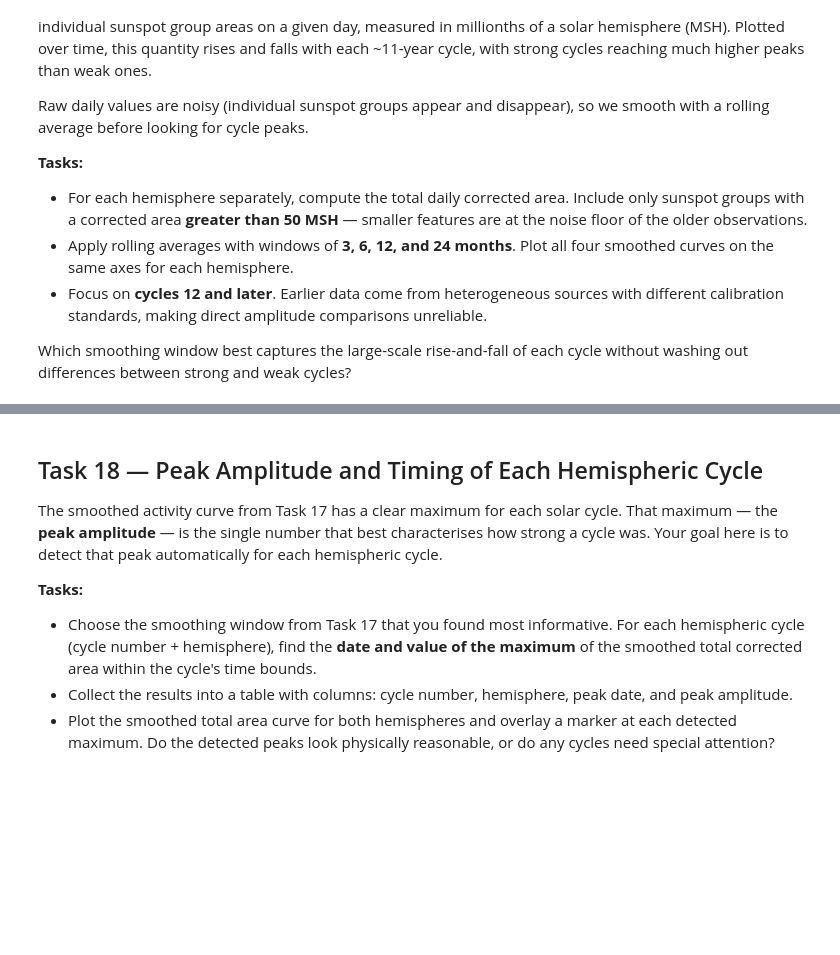
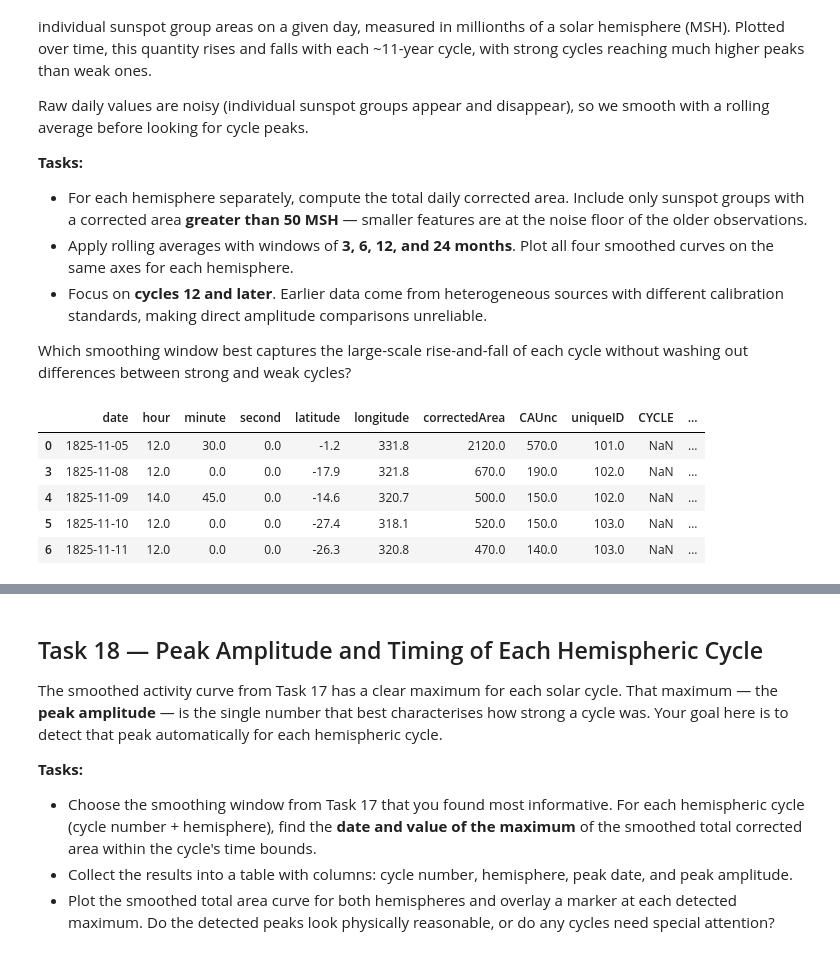
Before and after one commit to SwRI-IDEA-Lab/butterflai, a Jupyter notebook: weeks/week_05/05_2D_Wings.ipynb, the cells around one changed output, grey strips where cells are left out. Cells and saved outputs as stored; diff of their text form; code cells hidden in the pictures; blank space fills up the shorter version.

```diff
--- a/weeks/week_05/05_2D_Wings.ipynb
+++ b/weeks/week_05/05_2D_Wings.ipynb
@@ -381,0 +426,9 @@ Which smoothing window best captures the large-scale rise-and-fall of each cycle
+# %%
+df.head()
+# %% [output]
+|  | date | hour | minute | second | latitude | longitude | correctedArea | CAUnc | uniqueID | CYCLE | ... |
+| 0 | 1825-11-05 | 12.0 | 30.0 | 0.0 | -1.2 | 331.8 | 2120.0 | 570.0 | 101.0 | NaN | ... |
+| 3 | 1825-11-08 | 12.0 | 0.0 | 0.0 | -17.9 | 321.8 | 670.0 | 190.0 | 102.0 | NaN | ... |
+| 4 | 1825-11-09 | 14.0 | 45.0 | 0.0 | -14.6 | 320.7 | 500.0 | 150.0 | 102.0 | NaN | ... |
+| 5 | 1825-11-10 | 12.0 | 0.0 | 0.0 | -27.4 | 318.1 | 520.0 | 150.0 | 103.0 | NaN | ... |
+| 6 | 1825-11-11 | 12.0 | 0.0 | 0.0 | -26.3 | 320.8 | 470.0 | 140.0 | 103.0 | NaN | ... |
```
Also changed, not shown: parts of 8 cells of this notebook.
